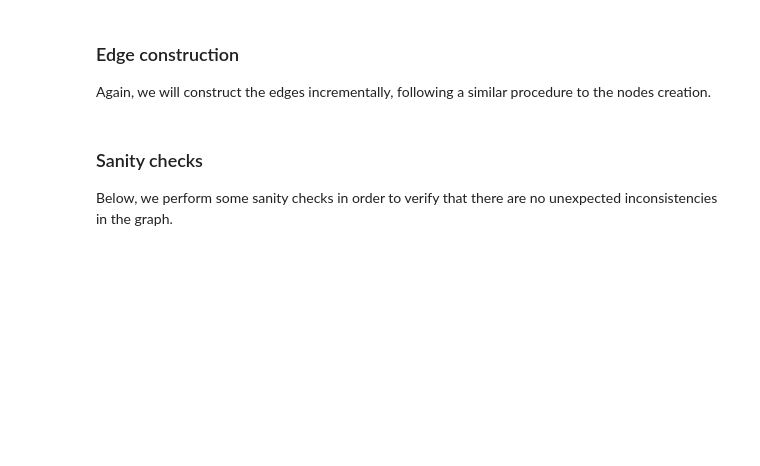
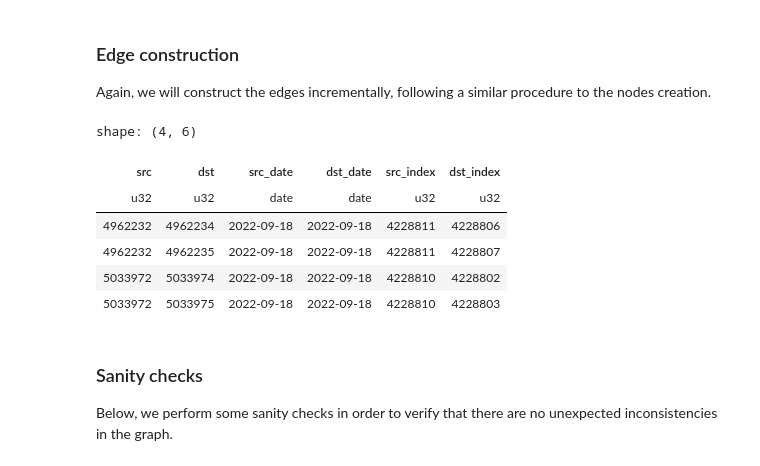
Before and after one commit to pablo-fdz/networks_final_project, a Jupyter notebook: fastman_pablo_blanca.ipynb, the cells around one changed output. Cells and saved outputs as stored; diff of their text form; code cells hidden in the pictures; blank space fills up the shorter version.

```diff
--- a/fastman_pablo_blanca.ipynb
+++ b/fastman_pablo_blanca.ipynb
@@ -418,6 +432,16 @@ for join_partition in join_partitions:
         edges_location,
         partition_by=["src_date", "dst_date"]
     )
+# %%
+edges_partition.head()
+# %% [output]
+shape: (4, 6)
+| src | dst | src_date | dst_date | src_index | dst_index |
+| u32 | u32 | date | date | u32 | u32 |
+| 4962232 | 4962234 | 2022-09-18 | 2022-09-18 | 4228811 | 4228806 |
+| 4962232 | 4962235 | 2022-09-18 | 2022-09-18 | 4228811 | 4228807 |
+| 5033972 | 5033974 | 2022-09-18 | 2022-09-18 | 4228810 | 4228802 |
+| 5033972 | 5033975 | 2022-09-18 | 2022-09-18 | 4228810 | 4228803 |
 # %% [markdown]
 ### Sanity checks
 
```
Also changed, not shown: parts of 10 cells of this notebook, 1 other file.
